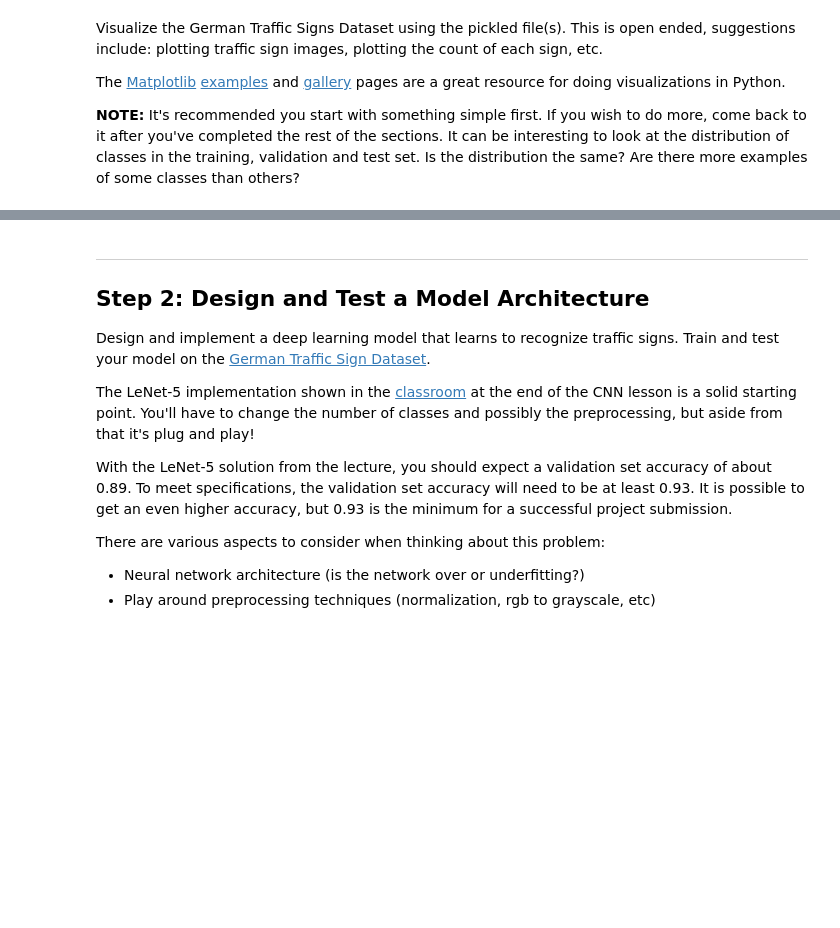
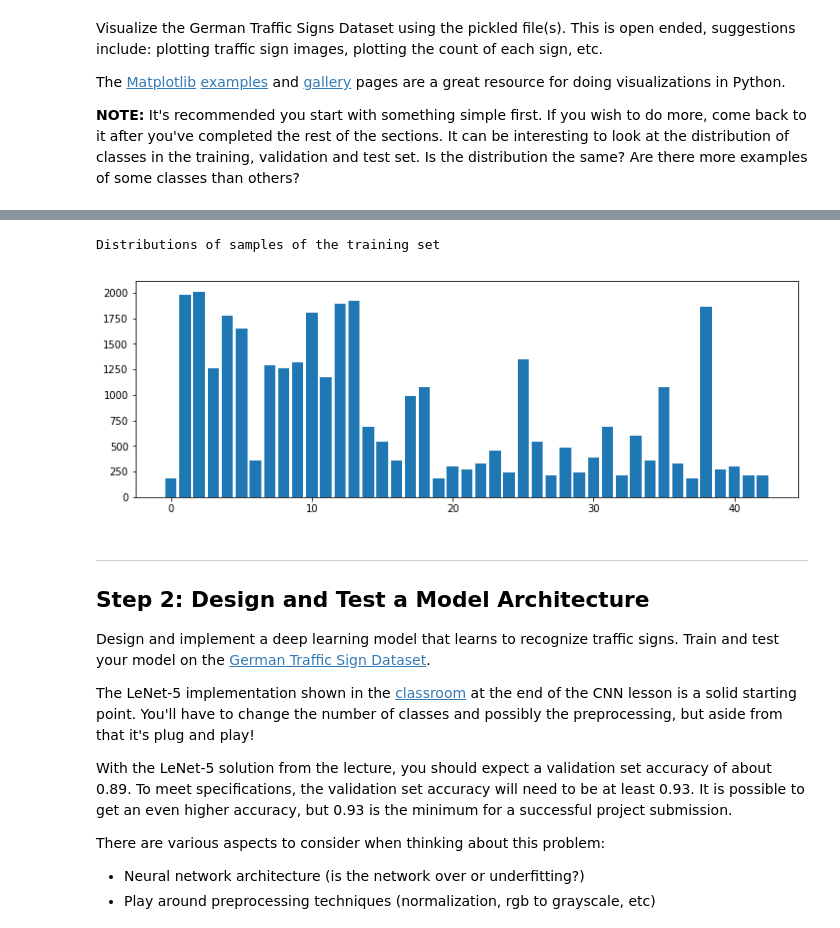
Before and after one commit to RobotMa/CarND-Traffic-Sign-Classifier-New, a Jupyter notebook: Traffic_Sign_Classifier.ipynb, the cells around one changed output, grey strips where cells are left out. Cells and saved outputs as stored; diff of their text form; code cells hidden in the pictures; blank space fills up the shorter version.

```diff
--- a/Traffic_Sign_Classifier.ipynb
+++ b/Traffic_Sign_Classifier.ipynb
@@ -149,3 +156,17 @@ Visualize the test set
+# %%
+def bar_plot(X, y, n_classes):
+    num_samples = []
+    for i in range(n_classes):
+        x_selected = X[y == i]
+        num_samples.append(len(x_selected))
+    plt.bar(range(n_classes), num_samples)
+
+print('Distributions of samples of the training set \n')
+plt.figure(figsize=(12, 4))
+bar_plot(X_train, y_train, n_classes)
+# %% [output]
+Distributions of samples of the training set
+[figure, added]
 # %% [markdown]
 ----
 
```
Also changed, not shown: parts of 5 cells of this notebook.
